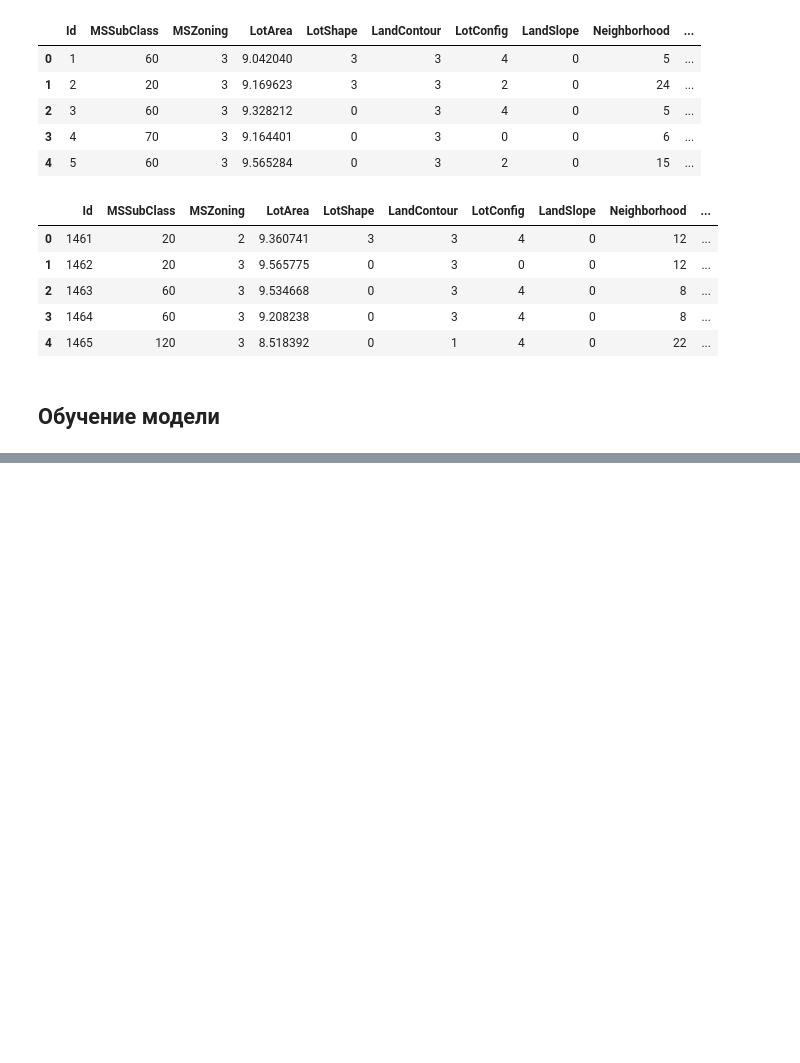
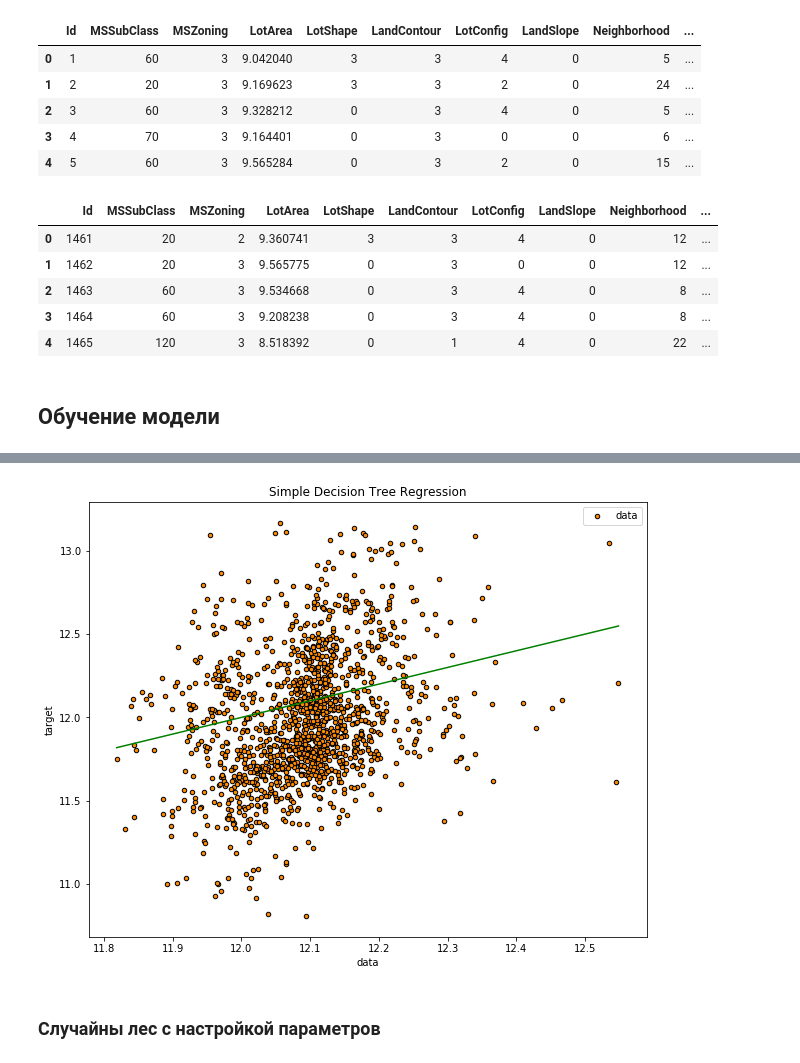
Before and after one commit to Nikita-lys/kaggle-house-prices, a Jupyter notebook: main.ipynb, the cells around one changed output, grey strips where cells are left out. Drawn from its saved outputs; the diff is of its cells as text; code cells hidden in the pictures; blank space fills up the shorter version.

```diff
--- a/main.ipynb
+++ b/main.ipynb
@@ -836 +886,15 @@ X_train.shape
+# %%
+# Plot the results
+plt.figure()
+plt.scatter(y_test, forest_predict, s=20, edgecolor="black", c="darkorange", label="data")
+plt.plot([min(y_test), max(y_test)], [min(y_test), max(y_test)], c="green")
+plt.xlabel("data")
+plt.ylabel("target")
+plt.title("Simple Decision Tree Regression")
+plt.legend()
+plt.show()
+# %% [output]
+[figure, added]
+# %% [markdown]
+### Случайны лес с настройкой параметров
 # %%
```
Also changed, not shown: parts of 94 cells of this notebook.
